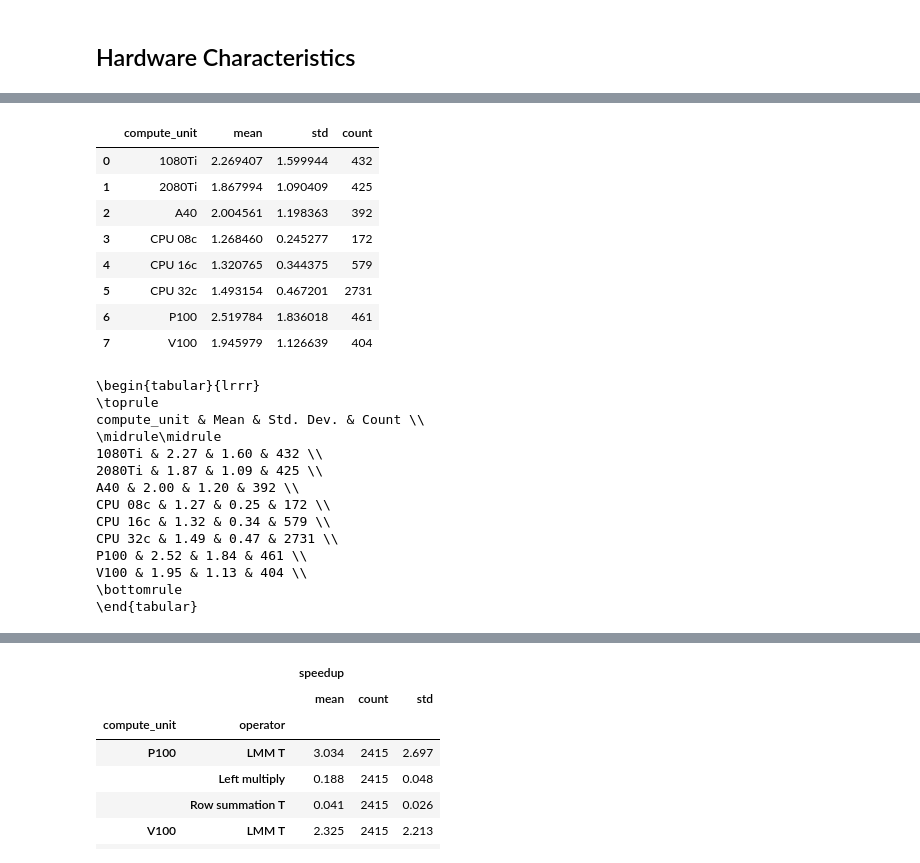
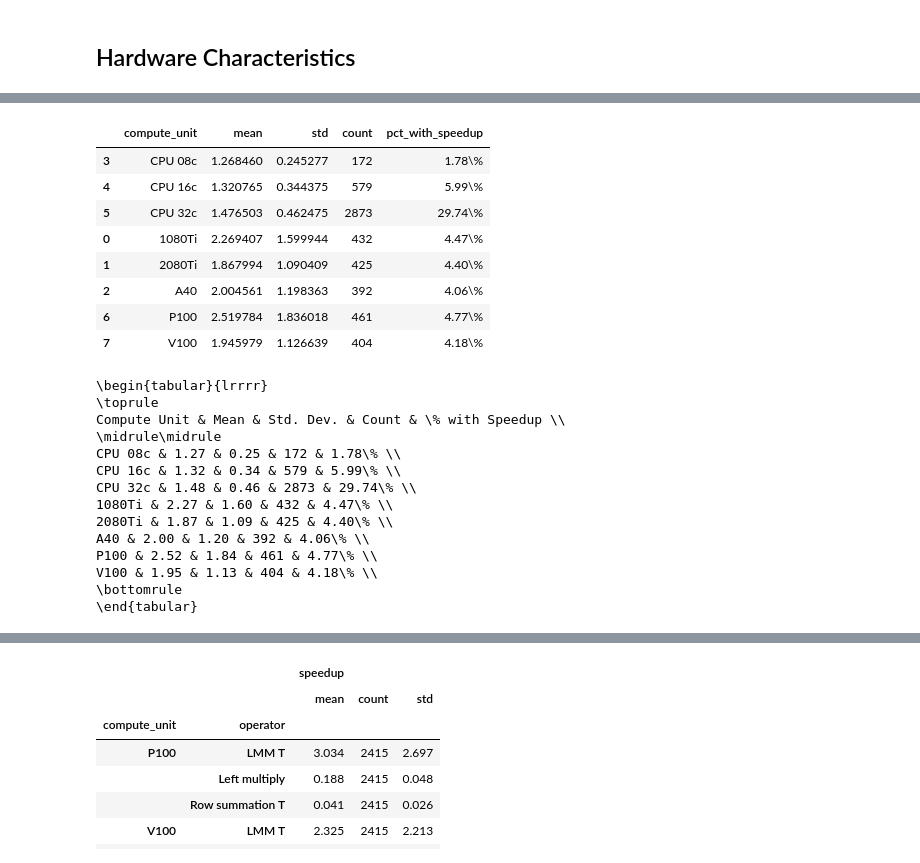
Before and after one commit to ptemarvelde/msc-thesis-figures, a Jupyter notebook: cost-estimation/motivation.ipynb, the cells around one changed output, grey strips where cells are left out. Cells and saved outputs as stored; diff of their text form; code cells hidden in the pictures.

```diff
--- a/cost-estimation/motivation.ipynb
+++ b/cost-estimation/motivation.ipynb
@@ -165,42 +146,42 @@ runtime_df[(runtime_df.operator == 'Row summation') & (runtime_df.compute_type =
 # %%
-df["speedup_gte_1"] = df.speedup > 1.0
-avg_speedup_df = df[(df.speedup_gte_1 & df.operator.isin(MODEL_OPERATORS))].groupby(["compute_unit"]).agg({"speedup": ["mean", "count", "std"]})
-# avg_speedup_df.speedup['mean'] = avg_speedup_df.speedup['mean']
+avg_speedup_df = df[(df.label & df.operator.isin(MODEL_OPERATORS))].groupby(["compute_unit"]).agg({"speedup": ["mean", "count", "std"]})
 avg_speedup_df = avg_speedup_df.reindex(columns=[("speedup", "mean"), ("speedup", "std"), ("speedup", "count")]).speedup.reset_index()
-
+avg_speedup_df['pct_with_speedup'] = (avg_speedup_df['count'] / 9660 * 100).apply(lambda x: f"{x:.2f}\%")
+avg_speedup_df = avg_speedup_df.reindex(index=[3,4,5,0,1,2,6,7])
 display(avg_speedup_df)
 table = (
     avg_speedup_df.to_latex(float_format="%.2f", index=False)
+    .replace("{lrrrl}", "{lrrrr}")
     .replace(" & \multicolumn{3}{r}{speedup} \\\n", "")
     .replace("mean", "Mean")
     .replace("std", "Std. Dev.")
     .replace("count", "Count")
-    .replace("GPU", "GPU")
+    .replace("compute_unit", "Compute Unit")
     .replace("\midrule", "\midrule\midrule")
-    .replace("GPU &  &  &  \\\\\n", "")
+    .replace("pct_with_speedup", "\% with Speedup")
 )
 save_table(table, "chapters/05_cost_estimation/figures/speedup_per_gpu.tex")
 # %% [output]
-|  | compute_unit | mean | std | count |
-| 0 | 1080Ti | 2.269407 | 1.599944 | 432 |
-| 1 | 2080Ti | 1.867994 | 1.090409 | 425 |
-| 2 | A40 | 2.004561 | 1.198363 | 392 |
-| 3 | CPU 08c | 1.268460 | 0.245277 | 172 |
-| 4 | CPU 16c | 1.320765 | 0.344375 | 579 |
-| 5 | CPU 32c | 1.493154 | 0.467201 | 2731 |
-| 6 | P100 | 2.519784 | 1.836018 | 461 |
-| 7 | V100 | 1.945979 | 1.126639 | 404 |
+|  | compute_unit | mean | std | count | pct_with_speedup |
+| 3 | CPU 08c | 1.268460 | 0.245277 | 172 | 1.78\% |
+| 4 | CPU 16c | 1.320765 | 0.344375 | 579 | 5.99\% |
+| 5 | CPU 32c | 1.476503 | 0.462475 | 2873 | 29.74\% |
+| 0 | 1080Ti | 2.269407 | 1.599944 | 432 | 4.47\% |
+| 1 | 2080Ti | 1.867994 | 1.090409 | 425 | 4.40\% |
+| 2 | A40 | 2.004561 | 1.198363 | 392 | 4.06\% |
+| 6 | P100 | 2.519784 | 1.836018 | 461 | 4.77\% |
+| 7 | V100 | 1.945979 | 1.126639 | 404 | 4.18\% |
-\begin{tabular}{lrrr}
+\begin{tabular}{lrrrr}
 \toprule
-compute_unit & Mean & Std. Dev. & Count \\
+Compute Unit & Mean & Std. Dev. & Count & \% with Speedup \\
 \midrule\midrule
-1080Ti & 2.27 & 1.60 & 432 \\
-2080Ti & 1.87 & 1.09 & 425 \\
-A40 & 2.00 & 1.20 & 392 \\
-CPU 08c & 1.27 & 0.25 & 172 \\
-CPU 16c & 1.32 & 0.34 & 579 \\
-CPU 32c & 1.49 & 0.47 & 2731 \\
-P100 & 2.52 & 1.84 & 461 \\
-V100 & 1.95 & 1.13 & 404 \\
+CPU 08c & 1.27 & 0.25 & 172 & 1.78\% \\
+CPU 16c & 1.32 & 0.34 & 579 & 5.99\% \\
+CPU 32c & 1.48 & 0.46 & 2873 & 29.74\% \\
+1080Ti & 2.27 & 1.60 & 432 & 4.47\% \\
+2080Ti & 1.87 & 1.09 & 425 & 4.40\% \\
+A40 & 2.00 & 1.20 & 392 & 4.06\% \\
+P100 & 2.52 & 1.84 & 461 & 4.77\% \\
+V100 & 1.95 & 1.13 & 404 & 4.18\% \\
 \bottomrule
 \end{tabular}
```
Also changed, not shown: parts of 5 cells of this notebook, 4 other files.
